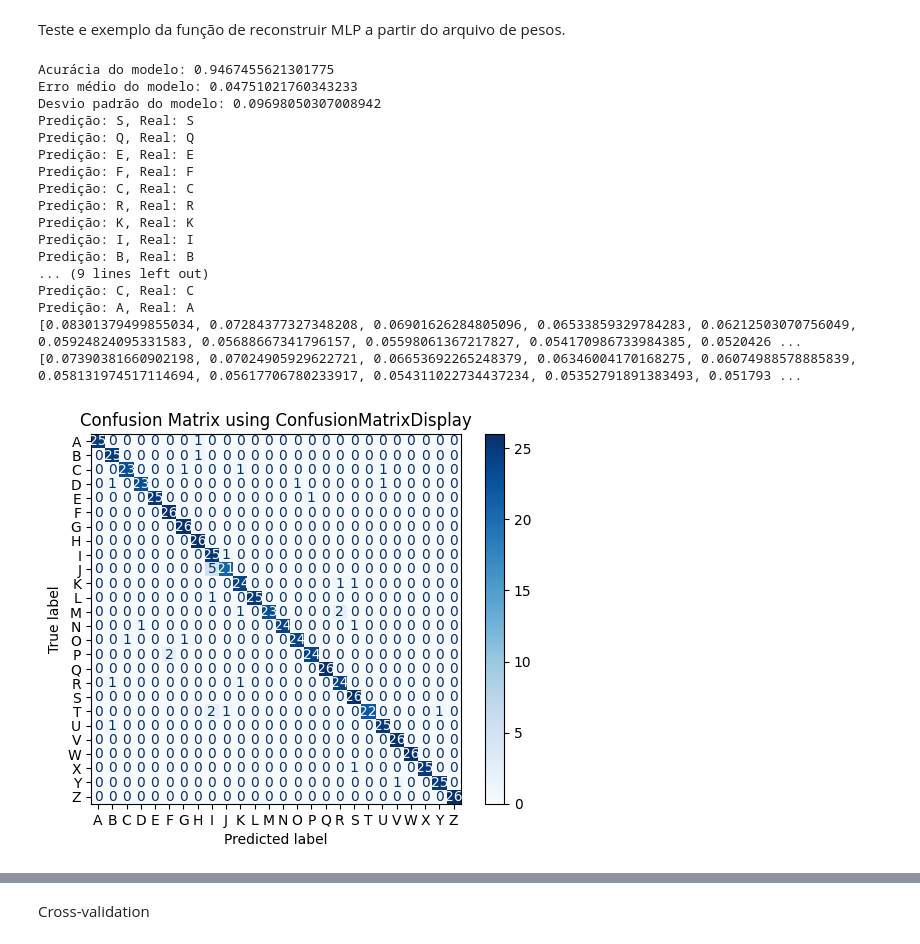
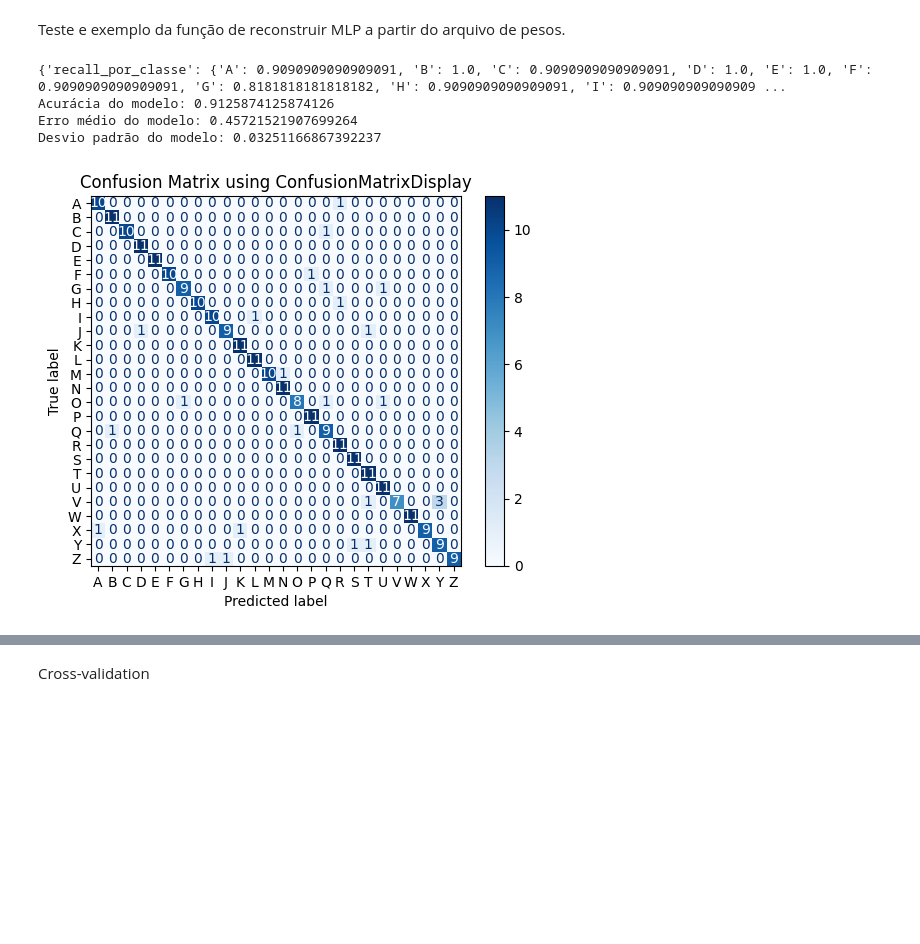
Before and after one commit to claradasneves/ep-ia, a Jupyter notebook: ep_ia_backup.ipynb, the cells around one changed output, grey strips where cells are left out. Cells and saved outputs as stored; diff of their text form; code cells hidden in the pictures; blank space fills up the shorter version.

```diff
--- a/ep_ia_backup.ipynb
+++ b/ep_ia_backup.ipynb
@@ -636,10 +620,12 @@ class MultilayerPerceptron:
         predictions = []
         for x in entrada:
             output = self.neural_network.forward_propagation(x)
+            output = vetor_para_letra(output)
+            output = letra_para_vetor(output)
             predictions.append(output)
         return np.array(predictions)
 
-    def save_mlp(self, nome_arq):
+    def save_mlp(self, nome_arq, x_test, y_test):
         """
         Armazena os pesos das camadas e os erros médios de cada época num arquivo.
 
@@ -657,7 +643,9 @@ class MultilayerPerceptron:
                             'biases': self.neural_network.output_layer.biases.tolist()},
 
             'train_errors' : self.training_errors,
-            'val_errors' : self.validation_errors
+            'val_errors' : self.validation_errors,
+            'x_test': x_test.tolist(),
+            'y_test': y_test.tolist()
         }
 
         # Abertura do arquivo para escrita
@@ -682,6 +670,8 @@ class MultilayerPerceptron:
 
         self.training_errors = network['train_errors']
         self.validation_errors = network['val_errors']
+
+        return np.array(network['x_test']), np.array(network['y_test'])
 # %% [markdown]
 Lista de parâmetros para testar
 
@@ -977,55 +930,31 @@ Teste e exemplo da função de reconstruir MLP a partir do arquivo de pesos.
 # %%
 def teste_build_mlp():
     # Lendo os arquivos
     imagens = ler_arq_imagens('X.txt')
     classes = ler_arq_classes('Y_letra.txt')
 
-    # Dividindo os dados em conjuntos de treinamento e teste
-    x_train, y_train, x_test, y_test = dividir_dados(imagens, classes, test_proportion=0.5)
-
     # Inicializa MLP sem nenhum parâmetro
     mlp = MultilayerPerceptron()
 
     # Chama a função para construir os pesos a partir do arquivo
-    mlp.build_mlp('mlp.txt')
+    x_test, y_test = mlp.build_mlp('mlp.txt')
 
     # Testa a rede neural
     predictions = mlp.predict(x_test)
+
+    print(calcular_recall_multiclasse(y_test, predictions, alfabeto))
 
     acuracia, erro, dp = mlp.get_accuracy(x_test, y_test)
     print(f"Acurácia do modelo: {acuracia}")
     print(f"Erro médio do modelo: {erro}")
     print(f"Desvio padrão do modelo: {dp}")
 
-    # Exibe algumas predições para verificação
-    for i in range(20):
-        predicao = vetor_para_letra(predictions[i])
-        correto = vetor_para_letra(y_test[i])
-
-        print(f"Predição: {predicao}, Real: {correto}")
-
-    print(mlp.training_errors)
-    print(mlp.validation_errors)
-
     plotar_matriz_de_confusao(predictions, y_test)
 
 teste_build_mlp()
 # %% [output]
-Acurácia do modelo: 0.9467455621301775
-Erro médio do modelo: 0.04751021760343233
-Desvio padrão do modelo: 0.09698050307008942
-Predição: S, Real: S
-Predição: Q, Real: Q
-Predição: E, Real: E
-Predição: F, Real: F
-Predição: C, Real: C
-Predição: R, Real: R
-Predição: K, Real: K
-Predição: I, Real: I
-Predição: B, Real: B
-... (9 lines left out)
-Predição: C, Real: C
-Predição: A, Real: A
-[0.08301379499855034, 0.07284377327348208, 0.06901626284805096, 0.06533859329784283, 0.06212503070756049, 0.05924824095331583, 0.05688667341796157, 0.05598061367217827, 0.054170986733984385, 0.0520426 ...
-[0.07390381660902198, 0.07024905929622721, 0.06653692265248379, 0.06346004170168275, 0.06074988578885839, 0.058131974517114694, 0.05617706780233917, 0.054311022734437234, 0.05352791891383493, 0.051793 ...
+{'recall_por_classe': {'A': 0.9090909090909091, 'B': 1.0, 'C': 0.9090909090909091, 'D': 1.0, 'E': 1.0, 'F': 0.9090909090909091, 'G': 0.8181818181818182, 'H': 0.9090909090909091, 'I': 0.909090909090909 ...
+Acurácia do modelo: 0.9125874125874126
+Erro médio do modelo: 0.45721521907699264
+Desvio padrão do modelo: 0.03251166867392237
-[figure, old version]
+[figure, new version]
```
Also changed, not shown: parts of 7 cells of this notebook, 3 other files.
